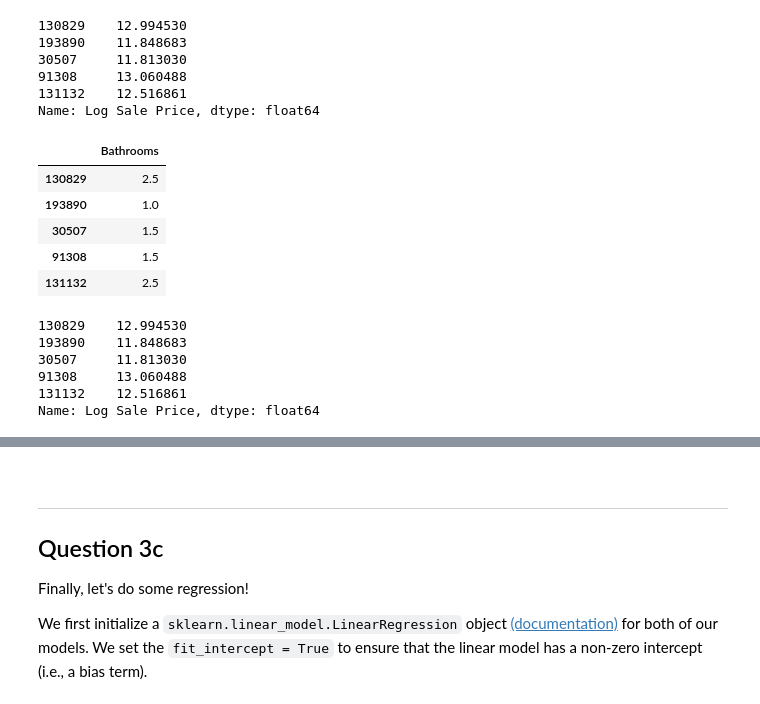
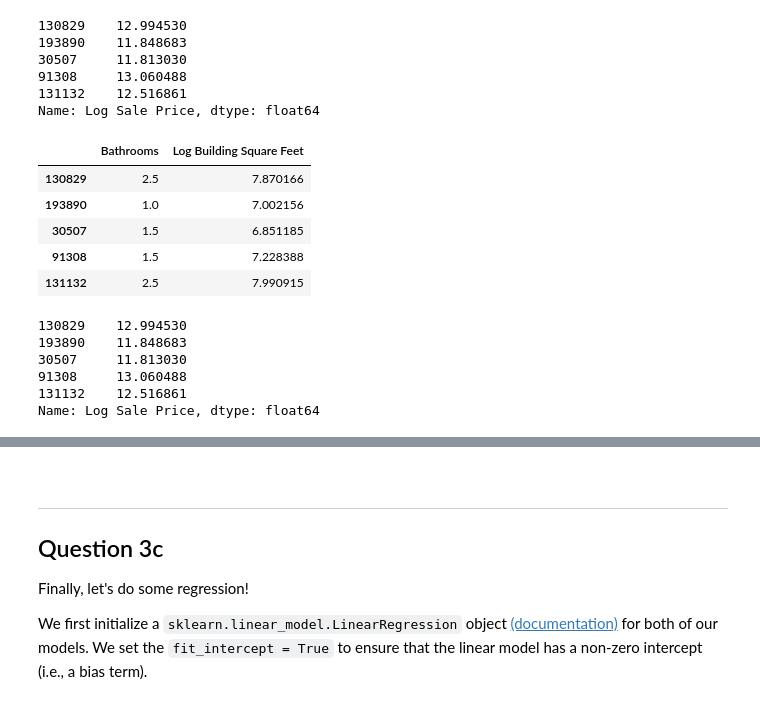
Before and after one commit to zaddle55/sp26-ds100-material, a Jupyter notebook: proj/projA2/projA2.ipynb, the cells around one changed output, grey strips where cells are left out. Drawn from its saved outputs; the diff is of its cells as text; code cells hidden in the pictures.

```diff
--- a/proj/projA2/projA2.ipynb
+++ b/proj/projA2/projA2.ipynb
@@ -561,35 +563,36 @@ Name: Log Sale Price, dtype: float64
 # %%
 # DO NOT CHANGE THIS LINE
 np.random.seed(1337)
 # DO NOT CHANGE THIS LINE
 
 # Process the data using the pipeline for the second model
 train_m2, valid_m2 = train_val_split(full_data)
 
 m2_pipelines = [
     (remove_outliers, None, {
         'variable': 'Sale Price',
         'lower': 499,
     }),
     (log_transform, None, {'col': 'Sale Price'}),
+    (log_transform, None, {'col': 'Building Square Feet'}),
     (add_total_bathrooms, None, None),
-    (select_columns, ['Log Sale Price', 'Bathrooms'], None)
+    (select_columns, ['Log Sale Price', 'Bathrooms', 'Log Building Square Feet'], None)
 ]
 
-X_train_m2, Y_train_m2 = feature_engine_pipe(train_m1, m1_pipelines, 'Log Sale Price')
-X_valid_m2, Y_valid_m2 = feature_engine_pipe(valid_m1, m1_pipelines, 'Log Sale Price')
+X_train_m2, Y_train_m2 = feature_engine_pipe(train_m2, m2_pipelines, 'Log Sale Price')
+X_valid_m2, Y_valid_m2 = feature_engine_pipe(valid_m2, m2_pipelines, 'Log Sale Price')
 
 
 # Take a look at the result
 display(X_train_m2.head())
 display(Y_train_m2.head())
 # %% [output]
-|  | Bathrooms |
-| 130829 | 2.5 |
-| 193890 | 1.0 |
-| 30507 | 1.5 |
-| 91308 | 1.5 |
-| 131132 | 2.5 |
+|  | Bathrooms | Log Building Square Feet |
+| 130829 | 2.5 | 7.870166 |
+| 193890 | 1.0 | 7.002156 |
+| 30507 | 1.5 | 6.851185 |
+| 91308 | 1.5 | 7.228388 |
+| 131132 | 2.5 | 7.990915 |
 130829    12.994530
 193890    11.848683
 30507     11.813030
```
Also changed, not shown: parts of 42 cells of this notebook.
